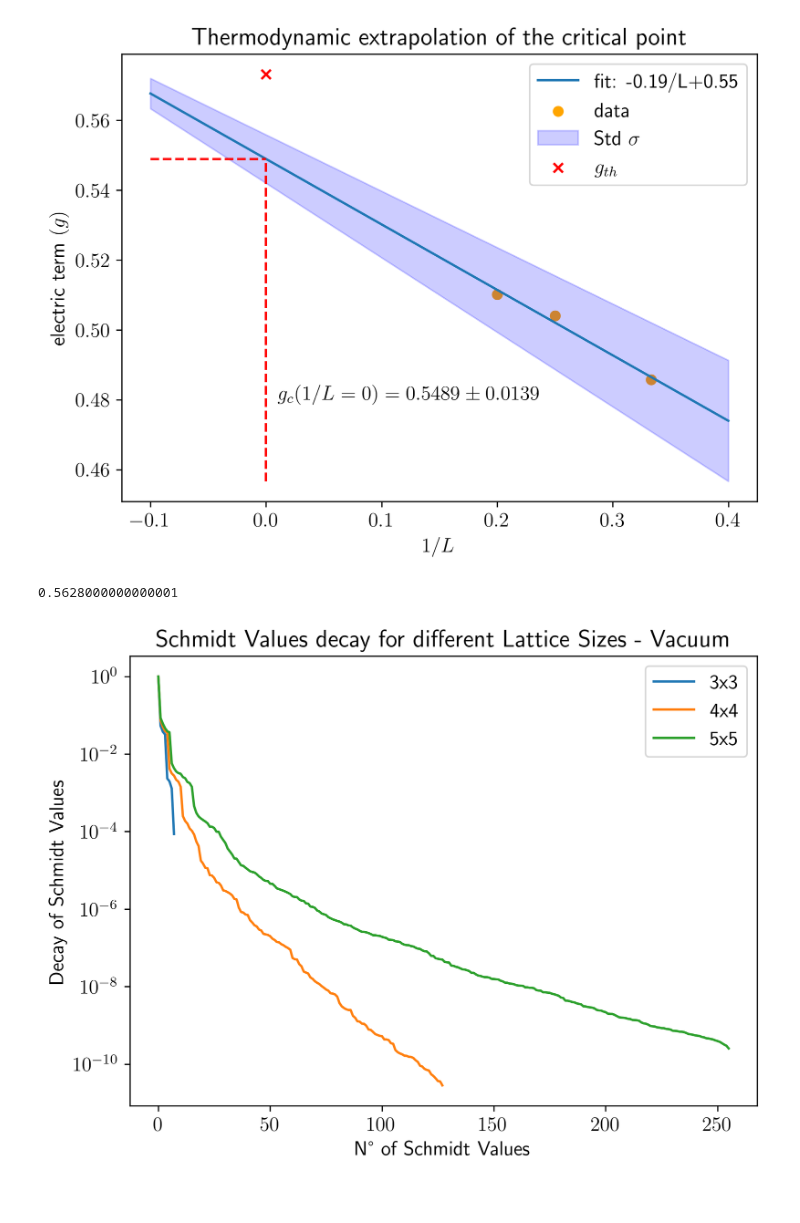
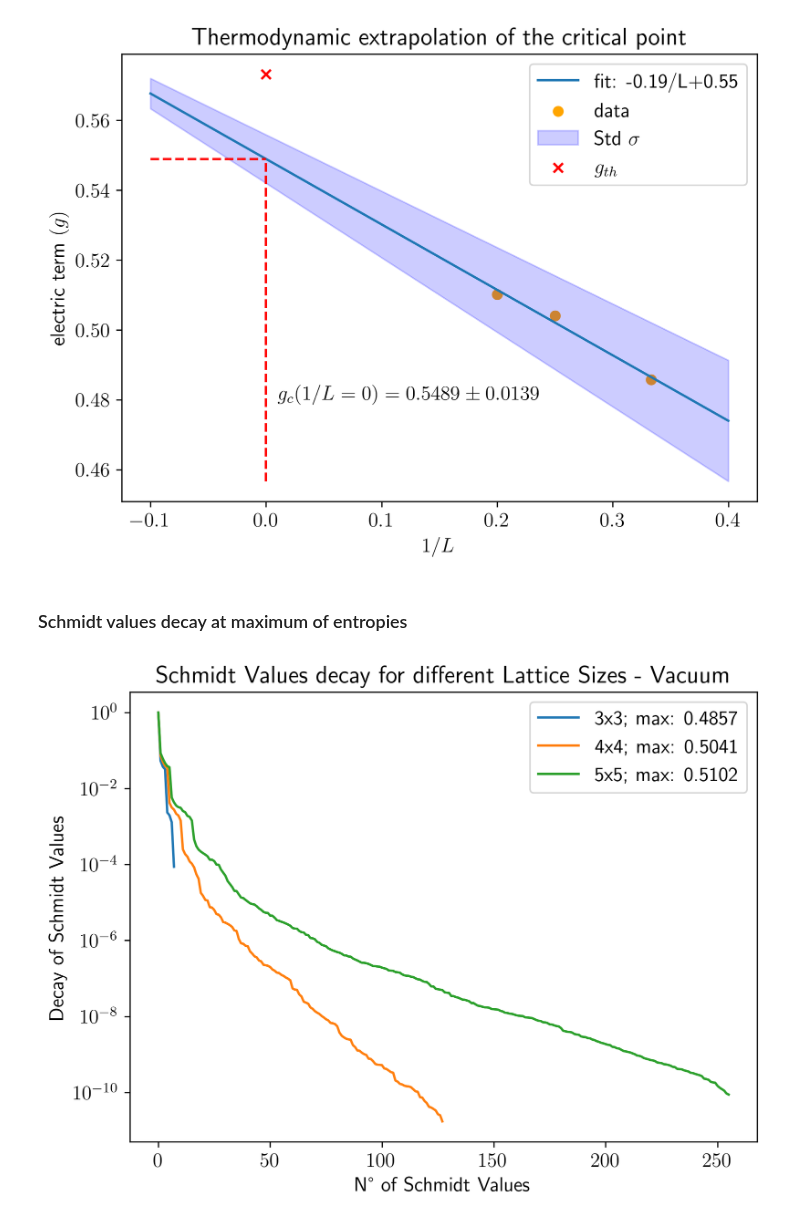
Before and after one commit to Fradm98/qs-mps, a Jupyter notebook: src/qs_mps/applications/Z2/check_schmidt_vals.ipynb, the cells around one changed output. Cells and saved outputs as stored; diff of their text form; code cells hidden in the pictures.

Commit message:
organized notebooks for schmidt vals, entropy, and energy

```diff
--- a/src/qs_mps/applications/Z2/check_schmidt_vals.ipynb
+++ b/src/qs_mps/applications/Z2/check_schmidt_vals.ipynb
@@ -295,12 +328,0 @@ for chi in chis:
-# %%
-entr_ex = []
-for sm, chi in zip(sm_crit, chis):
-    entr = -sum(sm**2*np.log(sm**2))
-    entr_ex.append(entr)
-    print(f"the entropy for chi:{chi} is {entr}, \t lenght of schmidt values is: {len(sm)}")
-    plt.plot(range(len(sm)), sm, 'x', label=f"$\chi={chi}$")
-
-print(np.abs(entr_ex[0]-entr_ex[1]),np.abs(entr_ex[0]-entr_ex[2]))
-plt.legend()
-plt.yscale('log')
-plt.show()
@@ -313,12 +328,0 @@ the entropy for chi:256 is -8.962889401383293,   lenght of schmidt values is: 25
-# %%
-i = 0
-entr_tot = np.asarray(entr_tot)
-print(entr_tot.shape)
-for chi, entr in zip(chis, entr_tot):
-    entr_diff = np.abs(entr_tot[0]-entr_tot[i])
-    plt.plot(hs, entr_diff, 'x', alpha=0.8, label=f"diff $\chi$: {chis[0]}-{chis[i]}")
-    i += 1
-plt.legend()
-# plt.xscale("log")
-plt.yscale("log")
-plt.show()
@@ -412,30 +403,27 @@ plt.legend()
 plt.show();
 # %% [output]
 [figure]
-# %%
-h_c + h_c_err
-# %% [output]
-0.5628000000000001
+# %% [markdown]
+### Schmidt values decay at maximum of entropies
 # %%
 # let us retrieve the schmidt values from the tensors
-Ls = [3,4,5]
+Ls = [4,5,6]
 chis = [128,128,256]
 schmidt_vals_L = []
 for L, chi, i in zip(Ls, chis, idx_max):
-    lattice = MPS(L=L+1, d=2**L, chi=chi, h=hs[i], model="Z2_dual")
-    lattice.load_sites(path="/Users/fradm98/Desktop/projects/1_Z2", precision=3)
-    lattice.L = lattice.L - 1
-    lattice.canonical_form(svd_direction="right")
-    schmidt_vals_L.append(lattice.bonds[lattice.L // 2])
+    sm_h = np.load(f"{parent_path}/results/entropy_data/{L//2}_schmidt_vals_Z2_dual_direct_lattice_{L-1}x{L-1}_{sector}_None-None_h_{hx_i}-{hx_f}_delta_{npoints}_chi_{chi}.npy", allow_pickle=True)
+    sm_h = sm_h.reshape((npoints, sm_h.shape[-1]))
+    sm_h = sm_h[i,:]
+    schmidt_vals_L.append(sm_h)
 # %%
 plt.title("Schmidt Values decay for different Lattice Sizes - Vacuum")
-for schmidt_vals, L in zip(schmidt_vals_L, Ls):
-    plt.plot(schmidt_vals, label=f"{L}x{L}")
+for schmidt_vals, L, i in zip(schmidt_vals_L, Ls, idx_max):
+    plt.plot(schmidt_vals, label=f"{L-1}x{L-1}; max: {round(interval[i],4)}")
 plt.yscale('log')
 plt.xlabel("N° of Schmidt Values")
 plt.ylabel("Decay of Schmidt Values")
 plt.legend()
-# plt.savefig(f"/Users/fradm/Google Drive/My Drive/projects/1_Z2/figures/entropy/schmidt_values_Z2_dual_vacuum.png")
+plt.savefig(f"{parent_path}/figures/entropy/schmidt_values_decay_at_max_entropy_Z2_dual_L_{Ls}_{sector}_None-None_h_{hx_i}-{hx_f}_delta_{npoints}.png")
 plt.show()
 # %% [output]
-[figure, old version]
+[figure, new version]
```
Also changed, not shown: parts of 28 cells of this notebook, 1 other file.
